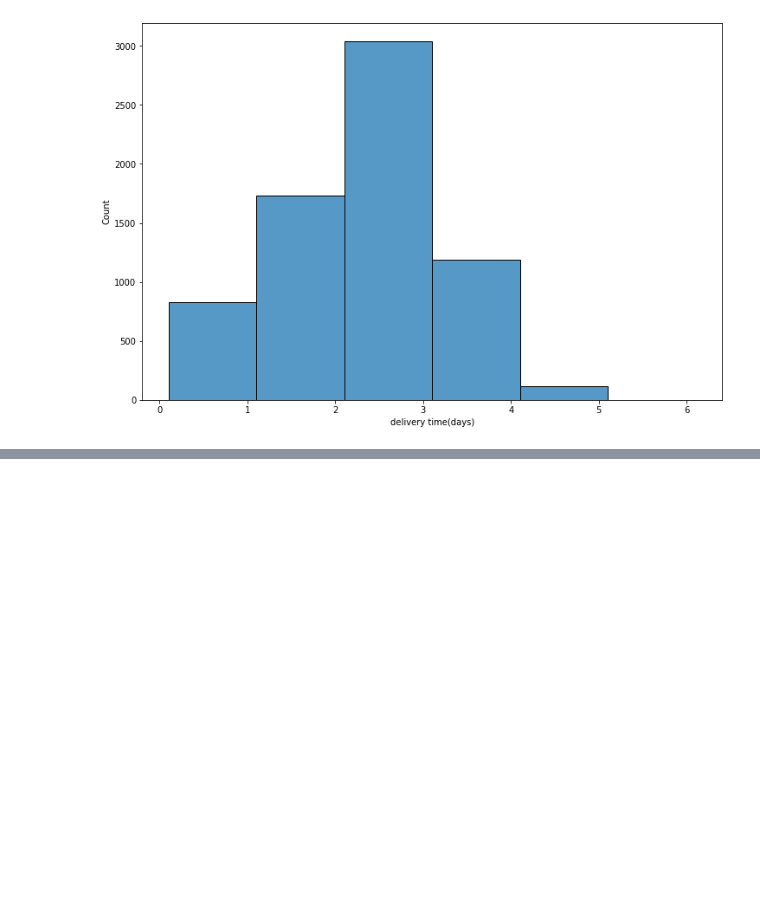
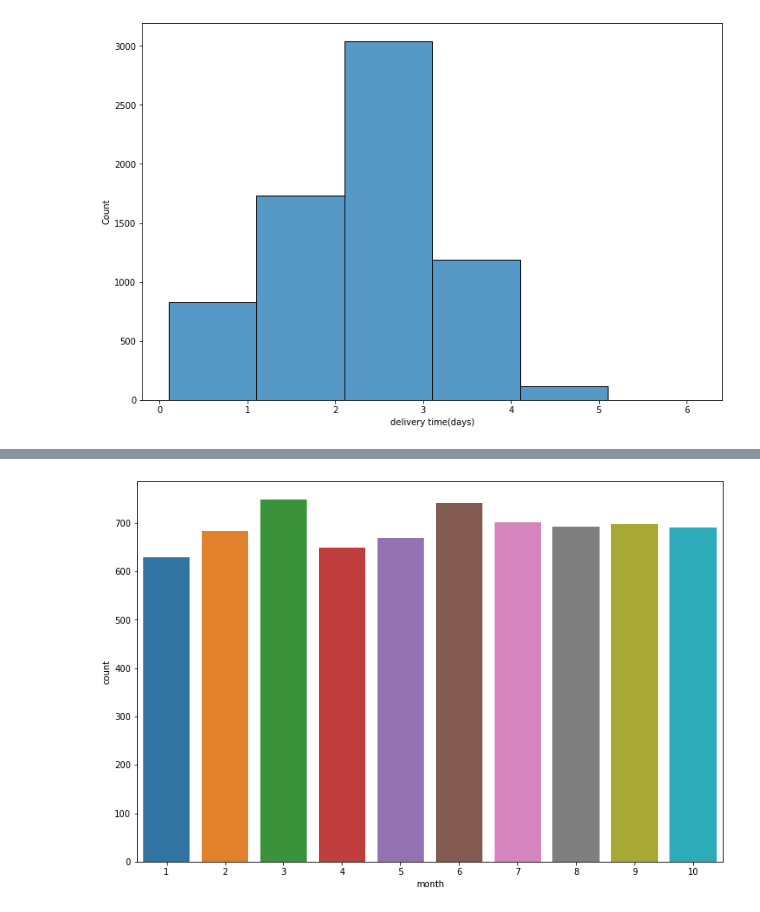
Before and after one commit to pszachew/Delivery-Prediction, a Jupyter notebook: EDA.ipynb, the cells around one changed output, grey strips where cells are left out. Cells and saved outputs as stored; diff of their text form; code cells hidden in the pictures; blank space fills up the shorter version.

Commit message:
Add some plots

```diff
--- a/EDA.ipynb
+++ b/EDA.ipynb
@@ -95,3 +91,7 @@ plt.xlabel("delivery time(days)")
 plt.show()
 # %% [output]
 [figure]
+# %%
+sessions = sessions[sessions['event_type'] == 'BUY_PRODUCT']
+# %%
+deliveries['month'] = deliveries['delivery_timestamp'].apply(lambda x: x.month)
@@ -97,0 +112,9 @@ plt.show()
+# %%
+all_info = deliveries.merge(sessions.merge(products, on='product_id', how='left'), on='purchase_id', how='left')
+all_info = all_info.merge(users, on='user_id', how='left')
+# %%
+plt.figure(figsize=(12,8))
+sns.countplot(data=all_info, x='month')
+plt.show()
+# %% [output]
+[figure, added]
```
Also changed, not shown: parts of 8 cells of this notebook.
